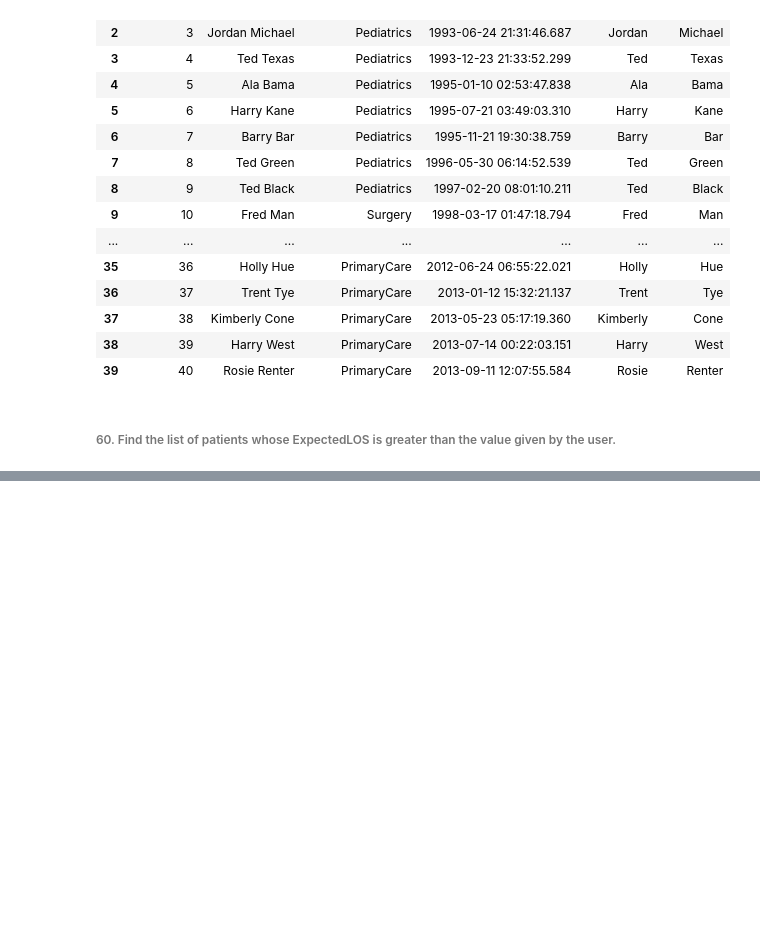
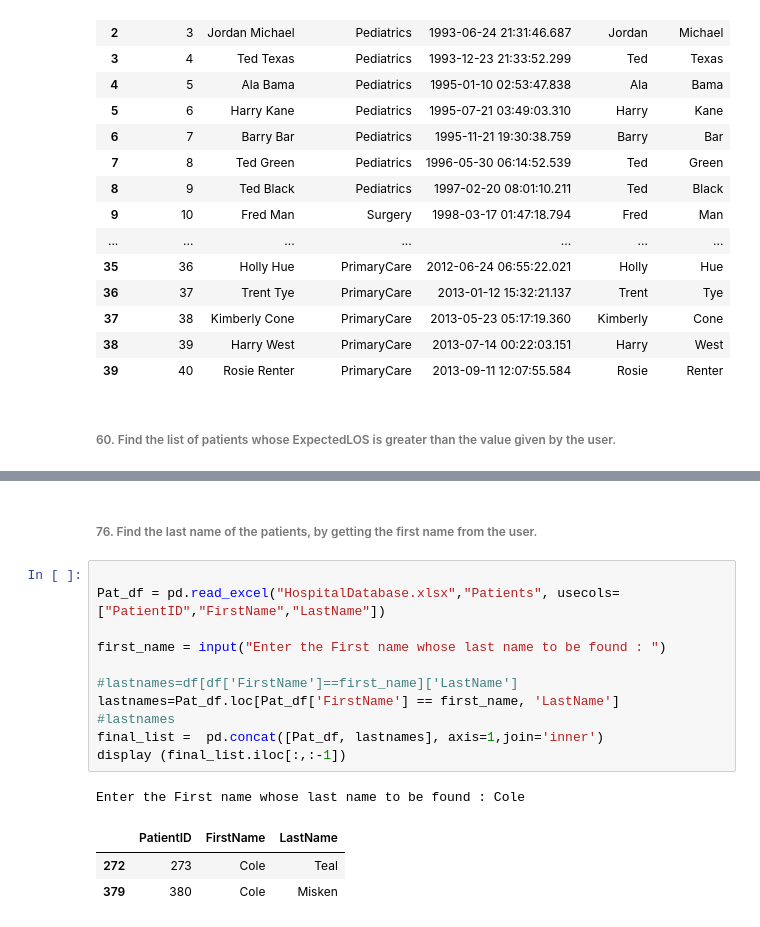
Before and after one commit to Seenu-Raj/Panda_Girls_Team3, a Jupyter notebook: Team3_PandaGirls_Q51-60.ipynb, the cells around one changed output, grey strips where cells are left out. Drawn from its saved outputs; the diff is of its cells as text; blank space fills up the shorter version.

```diff
--- a/Team3_PandaGirls_Q51-60.ipynb
+++ b/Team3_PandaGirls_Q51-60.ipynb
@@ -150,0 +226,18 @@ Name: ExpectedLOS, Length: 345, dtype: float64
+# %% [markdown]
+###### 76. Find the last name of the patients, by getting the first name from the user.
+# %%
+
+Pat_df = pd.read_excel("HospitalDatabase.xlsx","Patients", usecols=["PatientID","FirstName","LastName"])
+
+first_name = input("Enter the First name whose last name to be found : ")
+
+#lastnames=df[df['FirstName']==first_name]['LastName']
+lastnames=Pat_df.loc[Pat_df['FirstName'] == first_name, 'LastName']
+#lastnames
+final_list =  pd.concat([Pat_df, lastnames], axis=1,join='inner')
+display (final_list.iloc[:,:-1])
+# %% [output]
+Enter the First name whose last name to be found : Cole
+|  | PatientID | FirstName | LastName |
+| 272 | 273 | Cole | Teal |
+| 379 | 380 | Cole | Misken |
```
Also changed, not shown: parts of 8 cells of this notebook, 1 other file.
